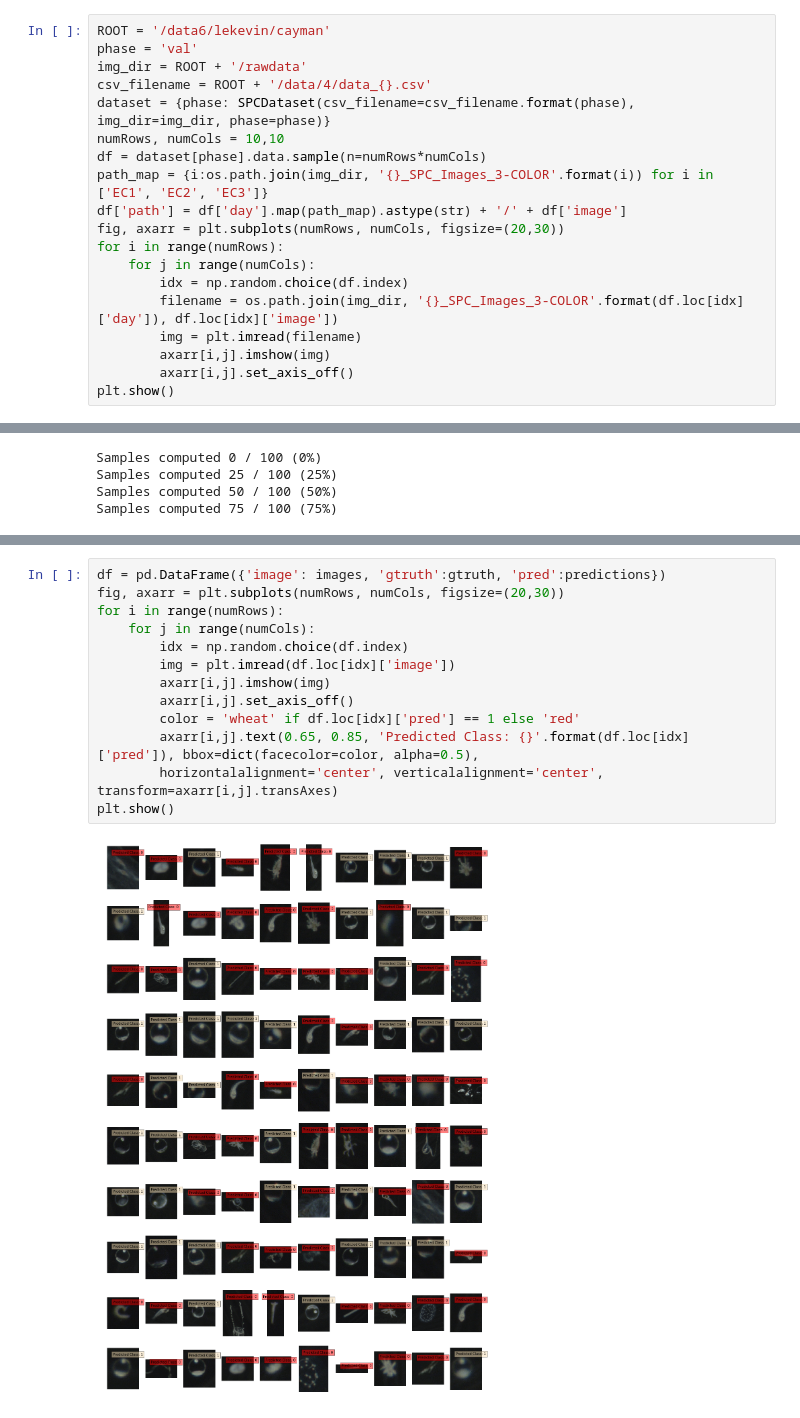
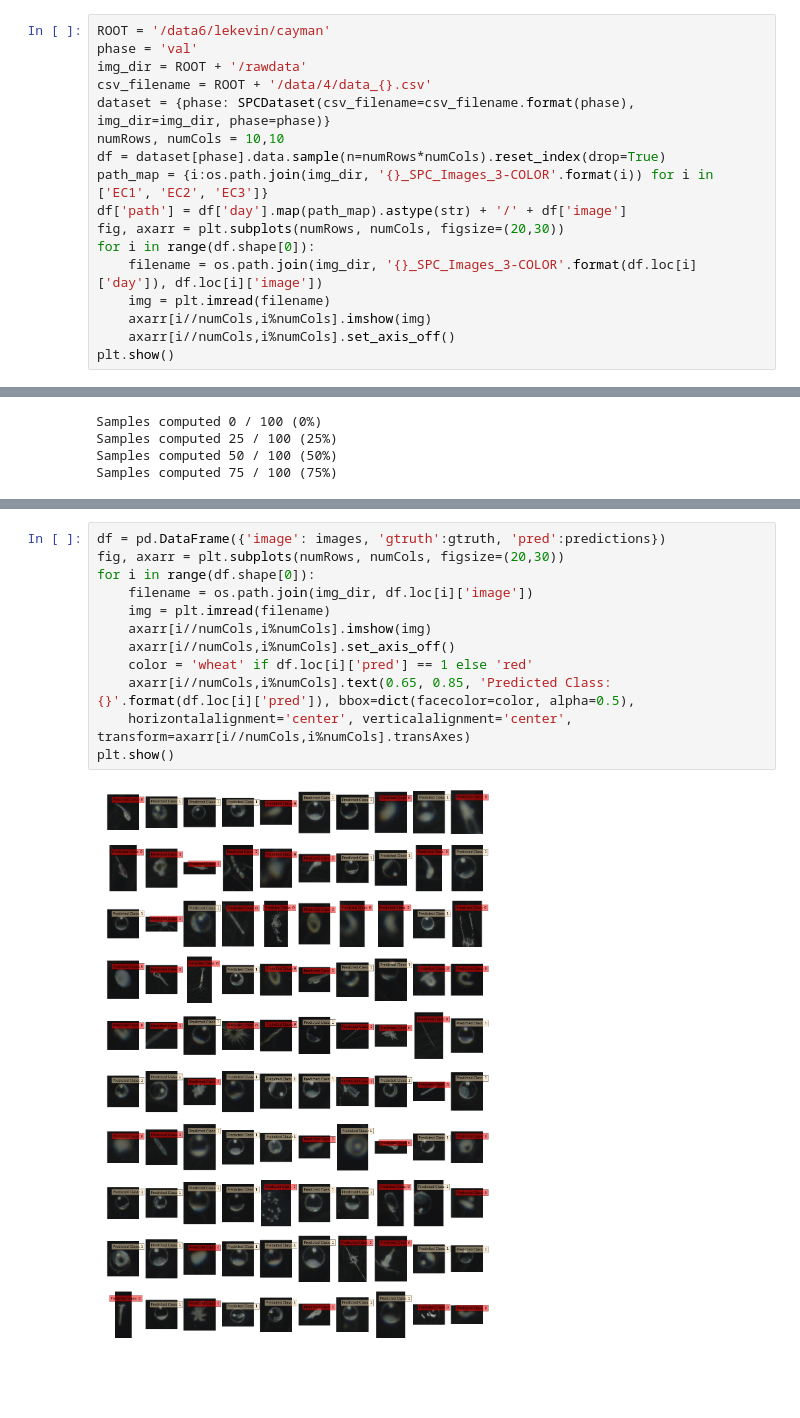
Before and after one commit to ktl014/cayman, a Jupyter notebook: examples/classify.ipynb, the cells around one changed output, grey strips where cells are left out. Saved outputs shown, nothing was run; the diff lists cells and outputs as text; blank space fills up the shorter version.

```diff
--- a/examples/classify.ipynb
+++ b/examples/classify.ipynb
@@ -26,16 +26,14 @@ img_dir = ROOT + '/rawdata'
 csv_filename = ROOT + '/data/4/data_{}.csv'
 dataset = {phase: SPCDataset(csv_filename=csv_filename.format(phase), img_dir=img_dir, phase=phase)}
 numRows, numCols = 10,10
-df = dataset[phase].data.sample(n=numRows*numCols)
+df = dataset[phase].data.sample(n=numRows*numCols).reset_index(drop=True)
 path_map = {i:os.path.join(img_dir, '{}_SPC_Images_3-COLOR'.format(i)) for i in ['EC1', 'EC2', 'EC3']}
 df['path'] = df['day'].map(path_map).astype(str) + '/' + df['image']
 fig, axarr = plt.subplots(numRows, numCols, figsize=(20,30))
-for i in range(numRows):
-    for j in range(numCols):
-        idx = np.random.choice(df.index)
-        filename = os.path.join(img_dir, '{}_SPC_Images_3-COLOR'.format(df.loc[idx]['day']), df.loc[idx]['image'])
-        img = plt.imread(filename)
-        axarr[i,j].imshow(img)
-        axarr[i,j].set_axis_off()
+for i in range(df.shape[0]):
+    filename = os.path.join(img_dir, '{}_SPC_Images_3-COLOR'.format(df.loc[i]['day']), df.loc[i]['image'])
+    img = plt.imread(filename)
+    axarr[i//numCols,i%numCols].imshow(img)
+    axarr[i//numCols,i%numCols].set_axis_off()
 plt.show()
 # %% [output]
@@ -94,15 +92,14 @@ Accuracy: 99.000
 # %%
 df = pd.DataFrame({'image': images, 'gtruth':gtruth, 'pred':predictions})
 fig, axarr = plt.subplots(numRows, numCols, figsize=(20,30))
-for i in range(numRows):
-    for j in range(numCols):
-        idx = np.random.choice(df.index)
-        img = plt.imread(df.loc[idx]['image'])
-        axarr[i,j].imshow(img)
-        axarr[i,j].set_axis_off()
-        color = 'wheat' if df.loc[idx]['pred'] == 1 else 'red'
-        axarr[i,j].text(0.65, 0.85, 'Predicted Class: {}'.format(df.loc[idx]['pred']), bbox=dict(facecolor=color, alpha=0.5),
-        horizontalalignment='center', verticalalignment='center', transform=axarr[i,j].transAxes)
+for i in range(df.shape[0]):
+    filename = os.path.join(img_dir, df.loc[i]['image'])
+    img = plt.imread(filename)
+    axarr[i//numCols,i%numCols].imshow(img)
+    axarr[i//numCols,i%numCols].set_axis_off()
+    color = 'wheat' if df.loc[i]['pred'] == 1 else 'red'
+    axarr[i//numCols,i%numCols].text(0.65, 0.85, 'Predicted Class: {}'.format(df.loc[i]['pred']), bbox=dict(facecolor=color, alpha=0.5),
+    horizontalalignment='center', verticalalignment='center', transform=axarr[i//numCols,i%numCols].transAxes)
 plt.show()
 # %% [output]
-[figure, old version]
+[figure, new version]
```
Also changed, not shown: parts of 3 cells of this notebook.
